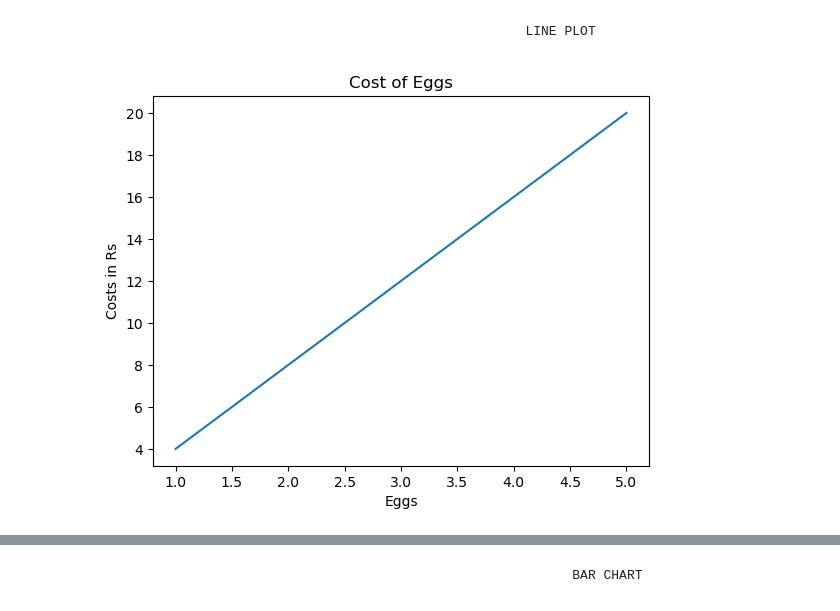
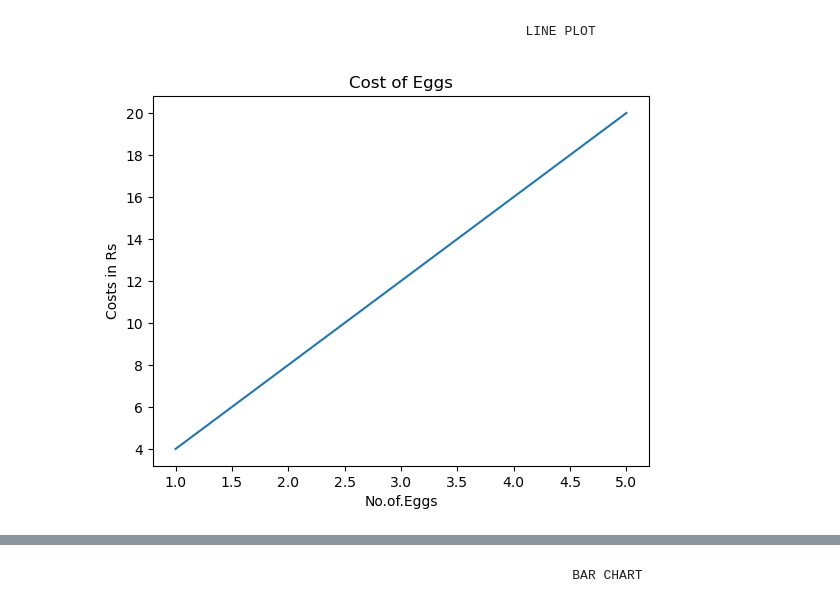
Before and after one commit to Suruthi-Keerthika/Projects, a Jupyter notebook: Mat.ipynb, the cells around one changed output, grey strips where cells are left out. Saved outputs shown, nothing was run; the diff lists cells and outputs as text; code cells hidden in the pictures.

```diff
--- a/Mat.ipynb
+++ b/Mat.ipynb
@@ -3,11 +3,11 @@
 # %%
 import matplotlib.pyplot as plt
 x=[1,2,3,4,5]
 y=[4,8,12,16,20]
 plt.plot(x,y)
 plt.title("Cost of Eggs")
-plt.xlabel("Eggs")
+plt.xlabel("No.of.Eggs")
 plt.ylabel("Costs in Rs")
 plt.show()
 # %% [output]
-[figure, old version]
+[figure, new version]
```
Also changed, not shown: parts of 3 cells of this notebook.
